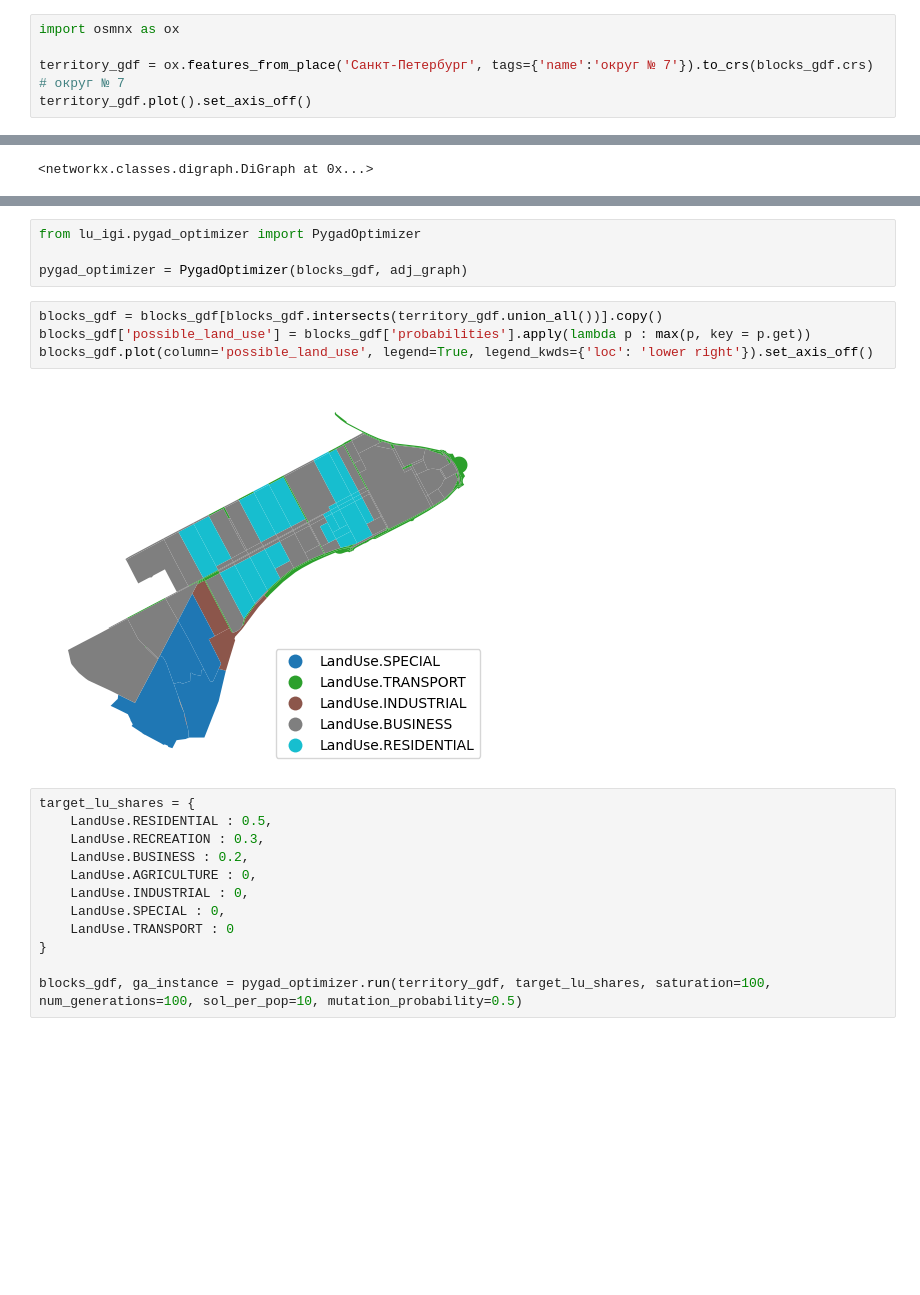
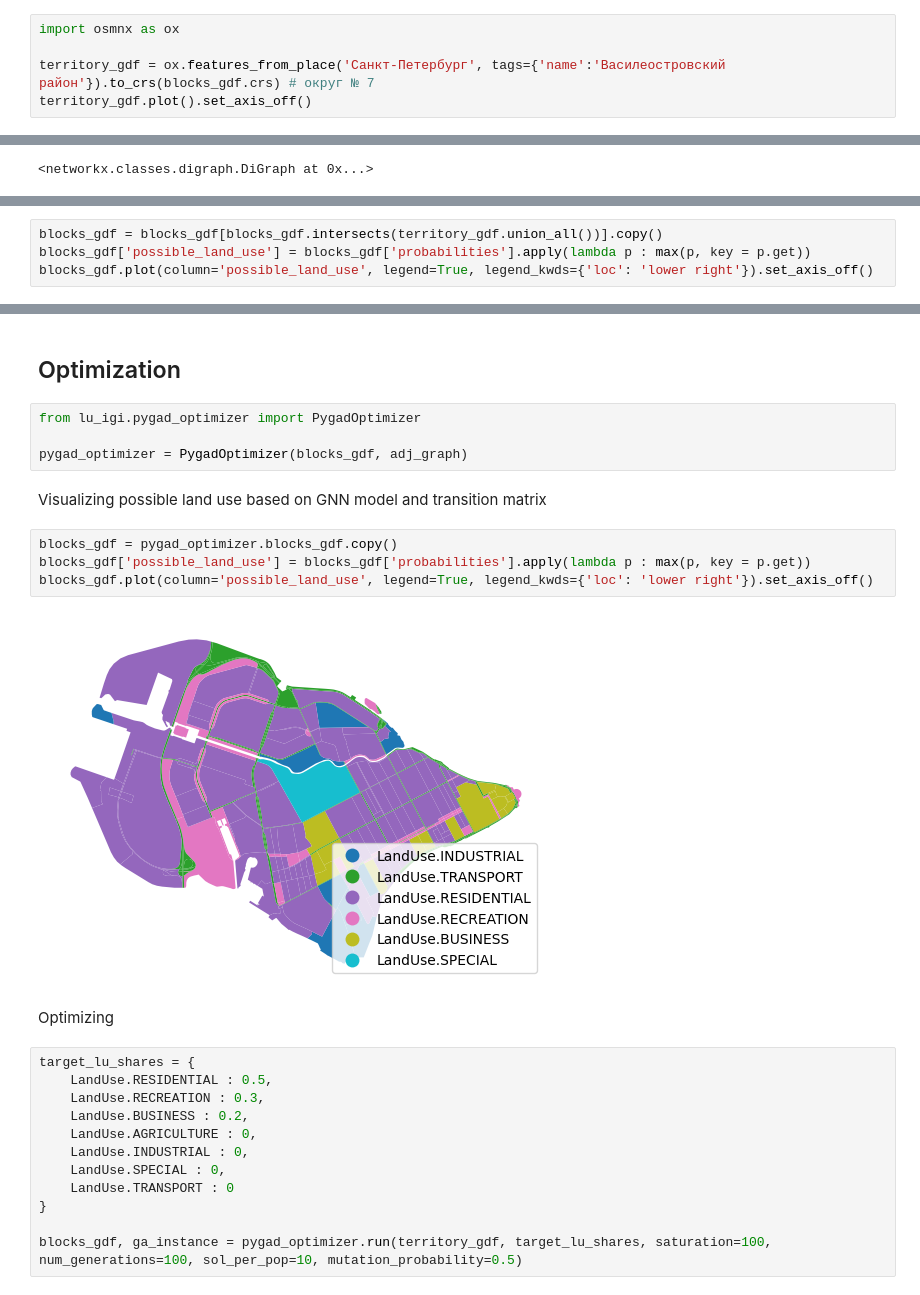
Before and after one commit to vasilstar97/lu-igi, a Jupyter notebook: examples/pygad_optimizer.ipynb, the cells around one changed output, grey strips where cells are left out. Cells and saved outputs as stored; diff of their text form; blank space fills up the shorter version.

```diff
--- a/examples/pygad_optimizer.ipynb
+++ b/examples/pygad_optimizer.ipynb
@@ -16,6 +24,6 @@ blocks_gdf.head()
 # %%
 import osmnx as ox
 
-territory_gdf = ox.features_from_place('Санкт-Петербург', tags={'name':'округ № 7'}).to_crs(blocks_gdf.crs) # округ № 7
+territory_gdf = ox.features_from_place('Санкт-Петербург', tags={'name':'Василеостровский район'}).to_crs(blocks_gdf.crs) # округ № 7
 territory_gdf.plot().set_axis_off()
 # %% [output]
@@ -29,0 +40,4 @@ nx.relabel_nodes(adj_graph, int, copy=False)
+# %%
+blocks_gdf = blocks_gdf[blocks_gdf.intersects(territory_gdf.union_all())].copy()
+blocks_gdf['possible_land_use'] = blocks_gdf['probabilities'].apply(lambda p : max(p, key = p.get))
+blocks_gdf.plot(column='possible_land_use', legend=True, legend_kwds={'loc': 'lower right'}).set_axis_off()
@@ -30,13 +46,19 @@ nx.relabel_nodes(adj_graph, int, copy=False)
+# %% [markdown]
+## Optimization
 # %%
 from lu_igi.pygad_optimizer import PygadOptimizer
 
 pygad_optimizer = PygadOptimizer(blocks_gdf, adj_graph)
+# %% [markdown]
+Visualizing possible land use based on GNN model and transition matrix
 # %%
-blocks_gdf = blocks_gdf[blocks_gdf.intersects(territory_gdf.union_all())].copy()
+blocks_gdf = pygad_optimizer.blocks_gdf.copy()
 blocks_gdf['possible_land_use'] = blocks_gdf['probabilities'].apply(lambda p : max(p, key = p.get))
 blocks_gdf.plot(column='possible_land_use', legend=True, legend_kwds={'loc': 'lower right'}).set_axis_off()
 # %% [output]
-[figure, old version]
+[figure, new version]
+# %% [markdown]
+Optimizing
 # %%
 target_lu_shares = {
     LandUse.RESIDENTIAL : 0.5,
```
Also changed, not shown: parts of 20 cells of this notebook.
